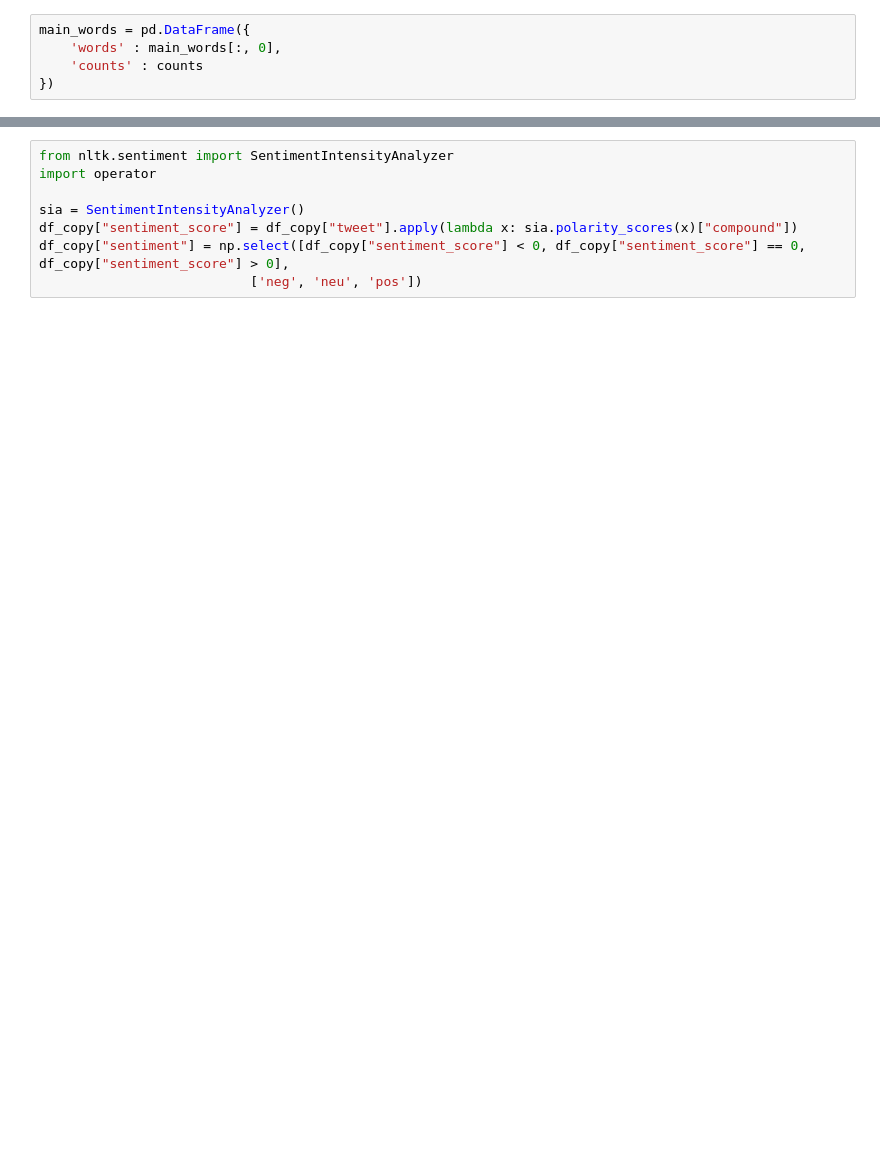
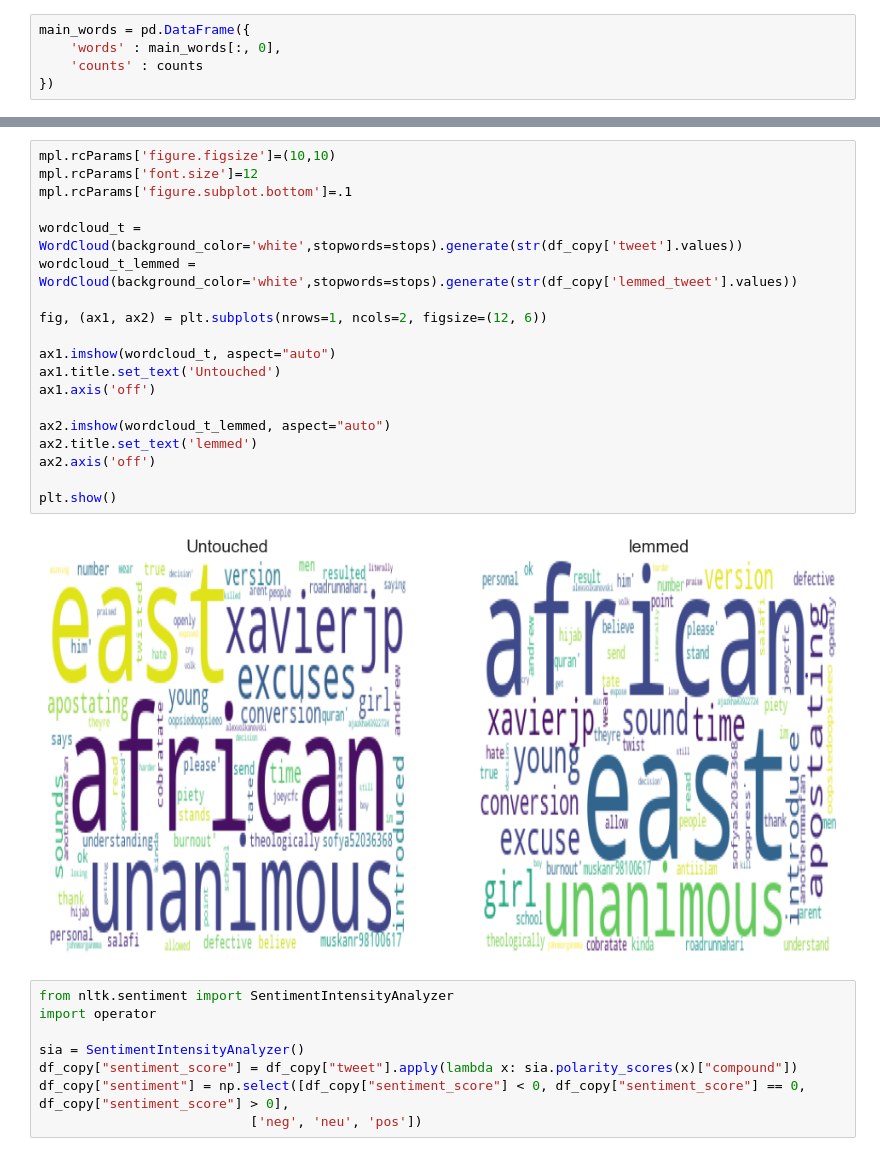
Before and after one commit to rarmnsyah/DATASCIENCE, a Jupyter notebook: analysis-twit-sentiment-project/main.ipynb, the cells around one changed output, grey strips where cells are left out. Saved outputs shown, nothing was run; the diff lists cells and outputs as text; blank space fills up the shorter version.

Commit message:
add wordcloud fiture

```diff
--- a/analysis-twit-sentiment-project/main.ipynb
+++ b/analysis-twit-sentiment-project/main.ipynb
@@ -247,3 +285,24 @@ sns.barplot(data = main_words[:10].sort_values('counts'), x = 'words', y = 'coun
+# %%
+mpl.rcParams['figure.figsize']=(10,10)
+mpl.rcParams['font.size']=12
+mpl.rcParams['figure.subplot.bottom']=.1
+
+wordcloud_t = WordCloud(background_color='white',stopwords=stops).generate(str(df_copy['tweet'].values))
+wordcloud_t_lemmed = WordCloud(background_color='white',stopwords=stops).generate(str(df_copy['lemmed_tweet'].values))
+
+fig, (ax1, ax2) = plt.subplots(nrows=1, ncols=2, figsize=(12, 6))
+
+ax1.imshow(wordcloud_t, aspect="auto")
+ax1.title.set_text('Untouched')
+ax1.axis('off')
+
+ax2.imshow(wordcloud_t_lemmed, aspect="auto")
+ax2.title.set_text('lemmed')
+ax2.axis('off')
+
+plt.show()
+# %% [output]
+[figure, added]
 # %%
 from nltk.sentiment import SentimentIntensityAnalyzer
 import operator
```
Also changed, not shown: parts of 17 cells of this notebook, 1 other file.
